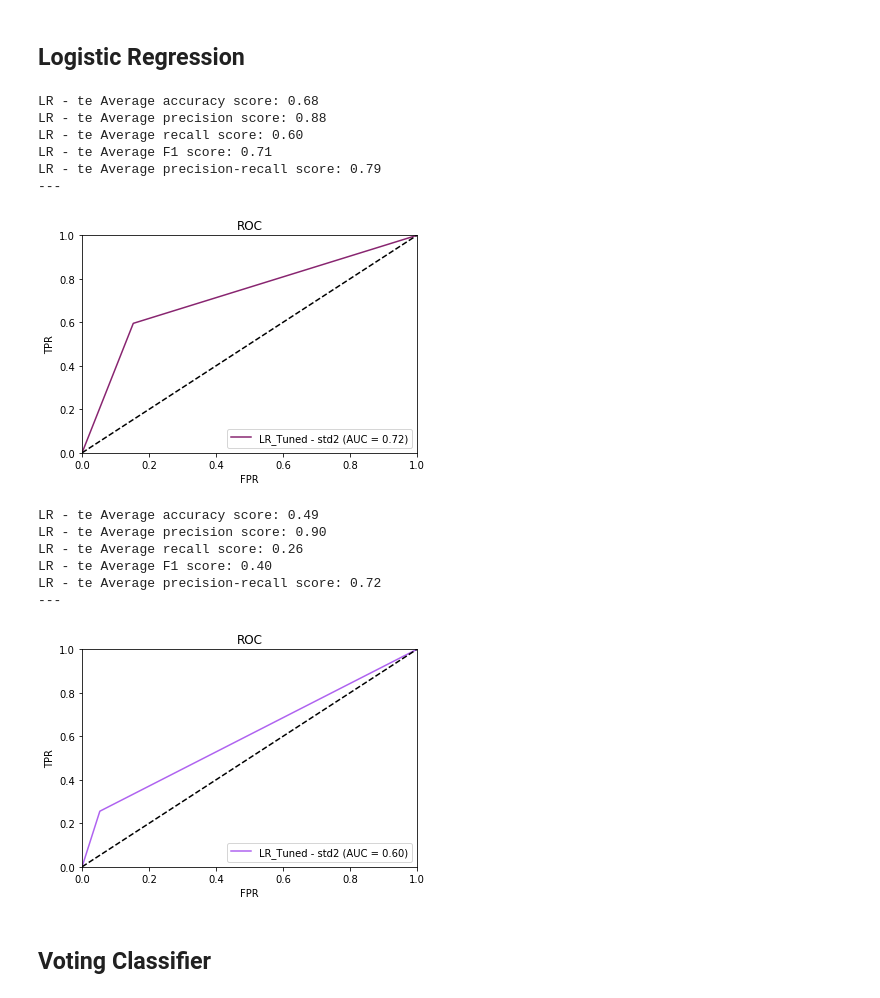
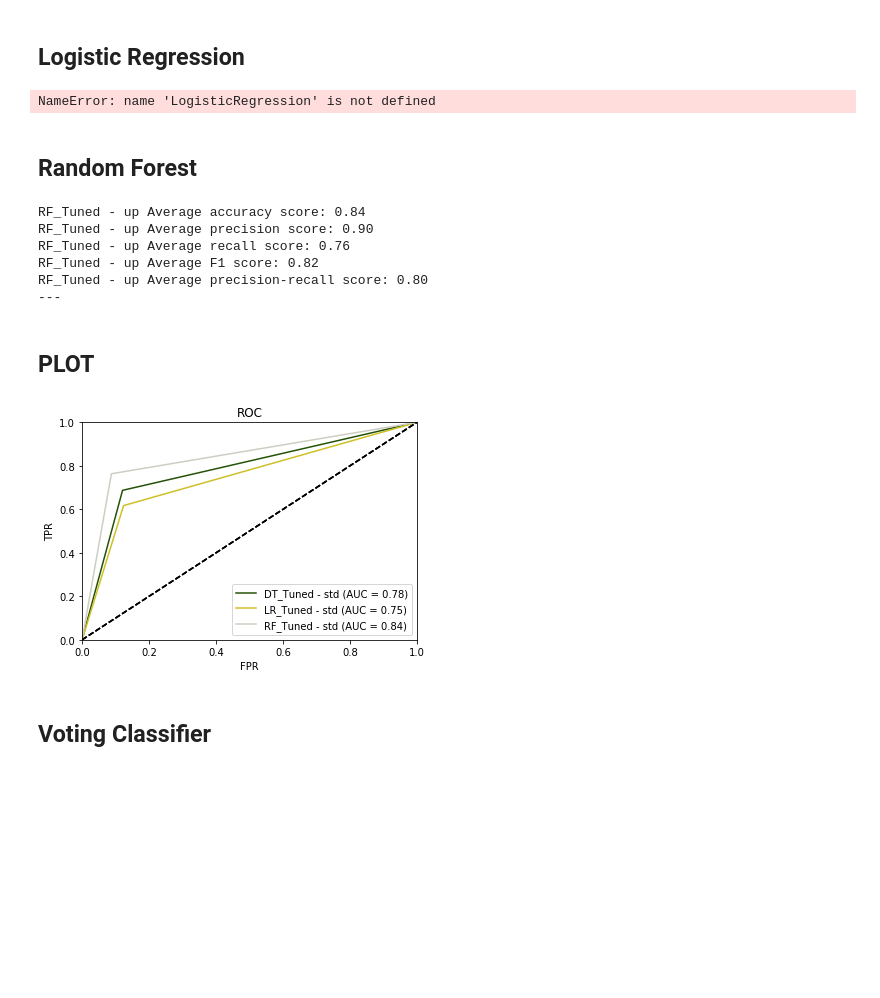
Before and after one commit to JeffT13/binaryclassification, a Jupyter notebook: Tuned+Voter.ipynb, the cells around one changed output. Drawn from its saved outputs; the diff is of its cells as text; code cells hidden in the pictures; blank space fills up the shorter version.

```diff
--- a/Tuned+Voter.ipynb
+++ b/Tuned+Voter.ipynb
@@ -194,41 +172,46 @@ DT_Tuned - te.pred Average precision-recall score: 0.80
 # %% [markdown]
 ## Logistic Regression
 # %%
-#LR - s: {'solver': 'saga', 'penalty': 'l1', 'C': 0.1}
+lr_s1 = linear_model.LogisticRegression(solver='liblinear',
+                                        penalty='l1',
+                                        C=1,
+                                        max_iter=500)
 
-lr_s1 = linear_model.LogisticRegression(solver='saga', penalty='l1', C=.1, max_iter=500).fit(x_tr, y_tr)
+lr_s1f = lr_s1.fit(xs_tr, ys_tr)
 
-b = plot_scores(y_te, lr_s1.predict_proba(x_te)[:,1],
-                'LR - te', th, sd, out=True)
-
-plotAUC(y_te, lr_s1.predict_proba(x_te)[:,1], 'LR_Tuned - std2', th)
+b = plot_scores(ys_te, lr_s1f.predict_proba(xs_te)[:,1],
+                'LR_Tuned - std', th, sd, out=True)
 # %% [output]
-LR - te Average accuracy score: 0.68
-LR - te Average precision score: 0.88
-LR - te Average recall score: 0.60
-LR - te Average F1 score: 0.71
-LR - te Average precision-recall score: 0.79
----
+NameError: name 'LogisticRegression' is not defined
-[figure, removed]
-# %%
-#LR - up: {'solver': 'saga', 'penalty': 'l1', 'C': 0.01}
-
-lr_up1 = linear_model.LogisticRegression(solver='saga', penalty='l1', C=.01, max_iter=500)
-
-lr_up1f = lr_up1.fit(x_uptr, y_uptr)
-
-b = plot_scores(y_te, lr_up1f.predict_proba(x_te)[:,1],
-                'LR - te', th, sd, out=True)
-
-plotAUC(y_te, lr_up1f.predict_proba(x_te)[:,1], 'LR_Tuned - std2', th)
-# %% [output]
-LR - te Average accuracy score: 0.49
-LR - te Average precision score: 0.90
-LR - te Average recall score: 0.26
-LR - te Average F1 score: 0.40
-LR - te Average precision-recall score: 0.72
----
-[figure, removed]
+# %% [markdown]
+## Random Forest
+# %%
+#Tuned RF
+
+rf_s1 = e.RandomForestClassifier(criterion='entropy',
+                               min_samples_split=40,
+                               min_samples_leaf = 15,
+                               max_features = 'auto',
+                               max_depth=150)
+rf_s1f = rf_s1.fit(xs_tr, ys_tr)
+
+b = plot_scores(ys_upte, rf_s1f.predict_proba(xs_upte)[:,1],
+                'RF_Tuned - up', th, sd, out=True)
+# %% [output]
+RF_Tuned - up Average accuracy score: 0.84
+RF_Tuned - up Average precision score: 0.90
+RF_Tuned - up Average recall score: 0.76
+RF_Tuned - up Average F1 score: 0.82
+RF_Tuned - up Average precision-recall score: 0.80
+---
+# %% [markdown]
+## PLOT
+# %%
+plotAUC(ys_te, dt_s1f.predict_proba(xs_te)[:,1], 'DT_Tuned - std', th)
+plotAUC(ys_te, lr_s1f.predict_proba(xs_te)[:,1], 'LR_Tuned - std', th)
+plotAUC(ys_upte, rf_s1f.predict_proba(xs_upte)[:,1], 'RF_Tuned - std', th)
+# %% [output]
+[figure, added]
 # %% [markdown]
 ## Voting Classifier
 # %%
```
Also changed, not shown: parts of 5 cells of this notebook, 6 other files.
